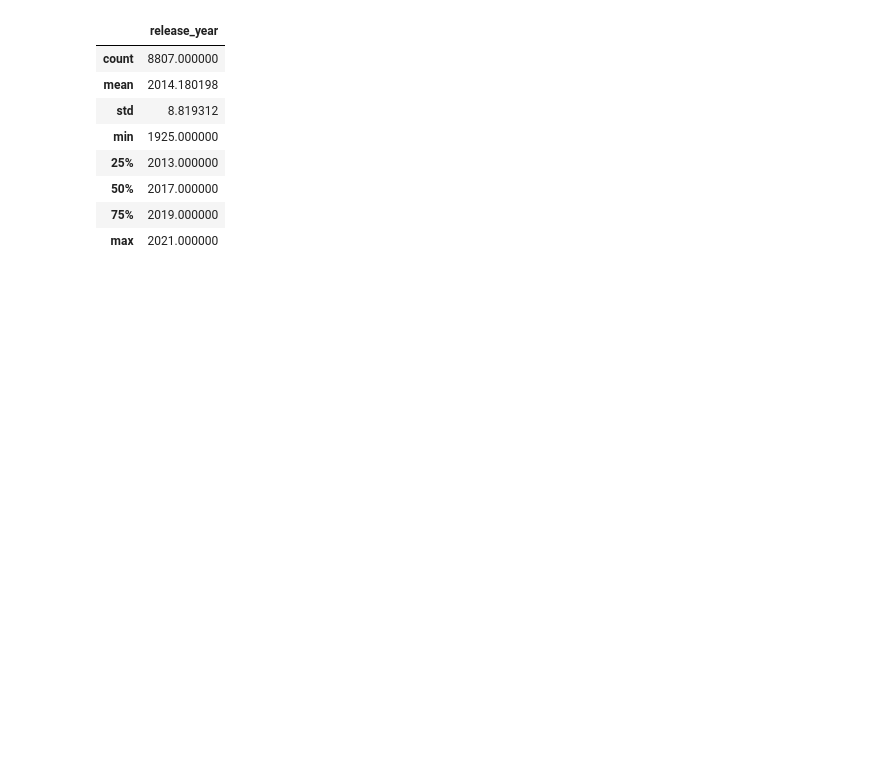
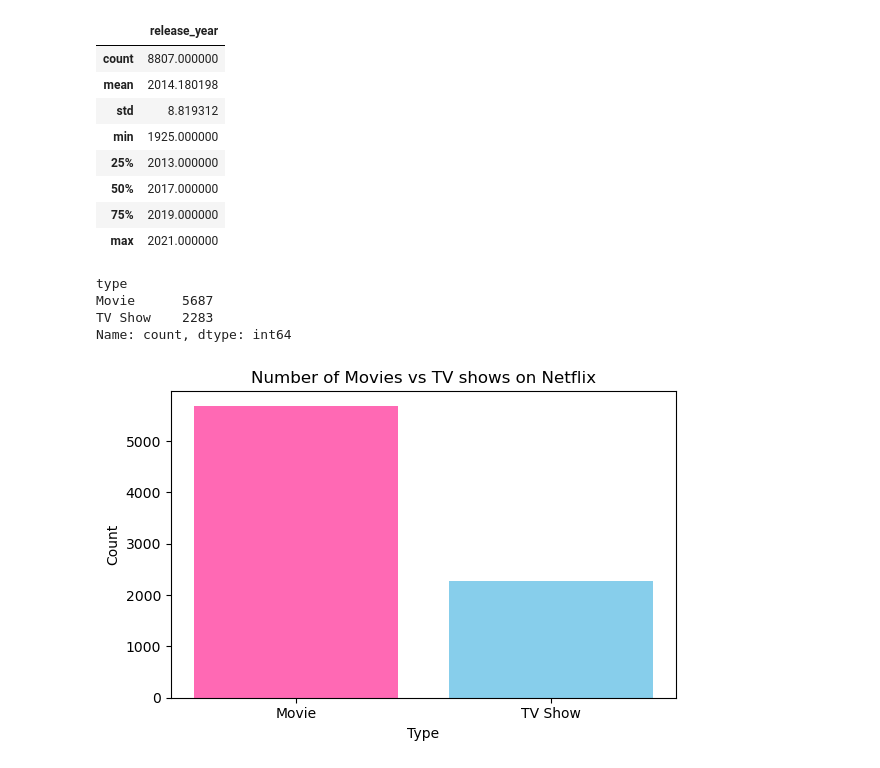
Before and after one commit to Gagan930/Netflix-real-world-dataset-analysis, a Jupyter notebook: Netflix Analysis.ipynb, the cells around one changed output. Saved outputs shown, nothing was run; the diff lists cells and outputs as text; code cells hidden in the pictures; blank space fills up the shorter version.

Commit message:
cleaning null values , made movies vs tv shows graphs, working on pie charts of content rating

```diff
--- a/Netflix Analysis.ipynb
+++ b/Netflix Analysis.ipynb
@@ -45,3 +59,10 @@ df.describe()
 | 50% | 2017.000000 |
 | 75% | 2019.000000 |
 | max | 2021.000000 |
+# %%
+# lets first remove null values from the dataset ,mentioning the columns out of which we want to remove
+
+
+# dropna() removes the whole row when it encounters null value in a column
+
+df = df.dropna(subset = ['type','release_year','rating','country','duration'])
@@ -47,0 +71,32 @@ df.describe()
+# %%
+type_counts = df["type"].value_counts()
+type_counts
+# %% [output]
+type
+Movie      5687
+TV Show    2283
+Name: count, dtype: int64
+# %%
+# setting figure size
+x = type_counts.index
+y = type_counts.values
+
+
+# setting size
+plt.figure(figsize = (6,4))
+plt.bar(x,y,color = ["hotpink","skyblue"])
+
+plt.title("Number of Movies vs TV shows on Netflix")
+plt.xlabel("Type")
+plt.ylabel("Count")
+
+plt.tight_layout()
+
+
+# saving the figure
+
+plt.savefig("movies vs tv shows.png")
+
+plt.show()
+# %% [output]
+[figure, added]
```
Also changed, not shown: parts of 5 cells of this notebook, 1 other file.
